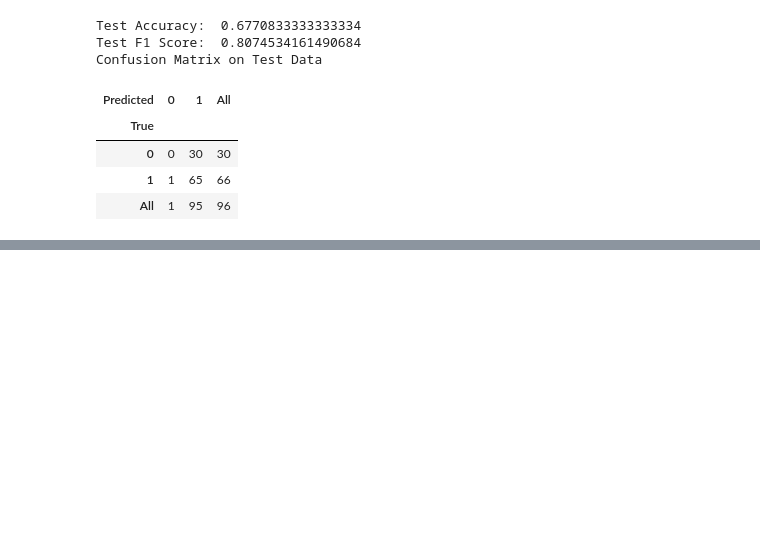
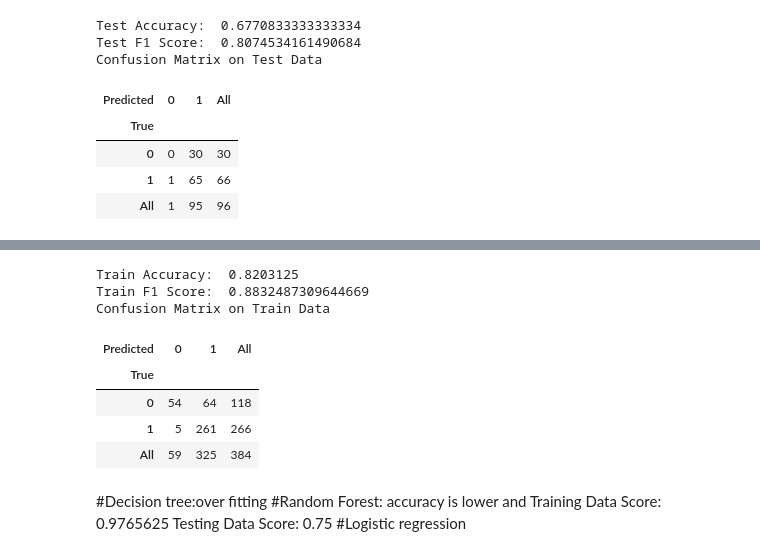
Before and after one commit to marybellavia/project-three, a Jupyter notebook: model_2.ipynb, the cells around one changed output, grey strips where cells are left out. Drawn from its saved outputs; the diff is of its cells as text; code cells hidden in the pictures; blank space fills up the shorter version.

```diff
--- a/model_2.ipynb
+++ b/model_2.ipynb
@@ -270,0 +333,20 @@ Confusion Matrix on Test Data
+# %%
+print("Train Accuracy: ",accuracy_score(y_train,y_training_pred))
+print("Train F1 Score: ",f1_score(y_train,y_training_pred))
+print("Confusion Matrix on Train Data")
+pd.crosstab(y_train, y_training_pred, rownames=['True'], colnames=['Predicted'], margins=True)
+# %% [output]
+Train Accuracy:  0.8203125
+Train F1 Score:  0.8832487309644669
+Confusion Matrix on Train Data
+| Predicted | 0 | 1 | All |
+| True |  |  |  |
+| 0 | 54 | 64 | 118 |
+| 1 | 5 | 261 | 266 |
+| All | 59 | 325 | 384 |
+# %% [markdown]
+#Decision tree:over fitting
+#Random Forest: accuracy is lower and
+Training Data Score: 0.9765625
+Testing Data Score: 0.75
+#Logistic regression
```
Also changed, not shown: parts of 28 cells of this notebook.
